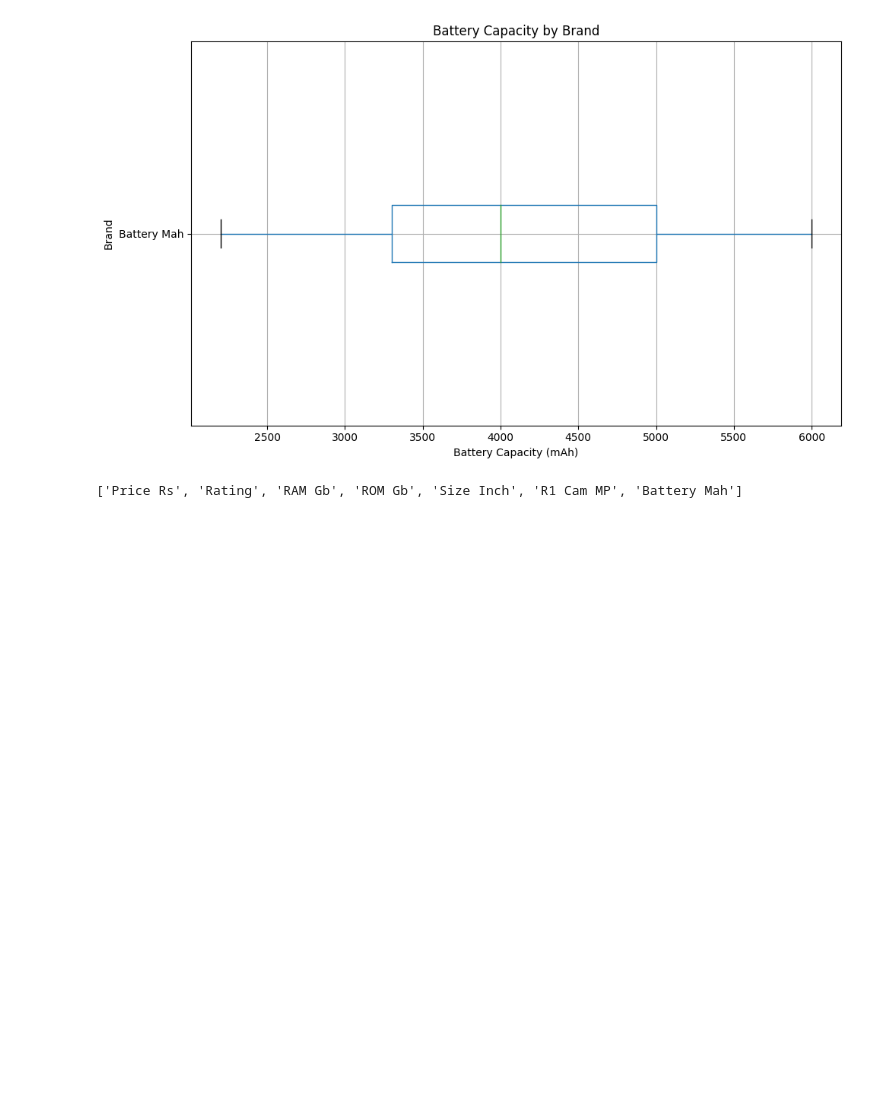
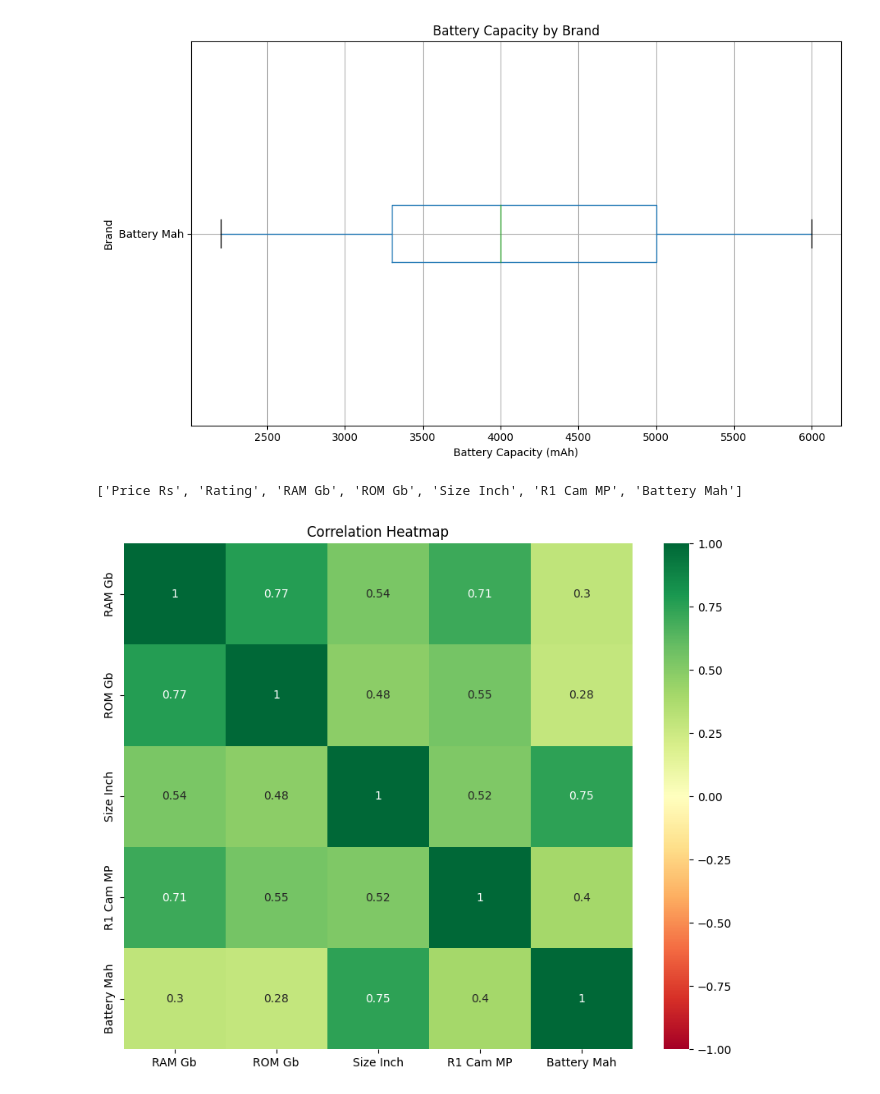
Before and after one commit to sivasriharshapulipati/Mobile-recommondation-sys, a Jupyter notebook: Mobile_Phone_Recommender.ipynb, the cells around one changed output. Drawn from its saved outputs; the diff is of its cells as text; code cells hidden in the pictures; blank space fills up the shorter version.

```diff
--- a/Mobile_Phone_Recommender.ipynb
+++ b/Mobile_Phone_Recommender.ipynb
@@ -172,6 +152,17 @@ print(features)
 #replacing the null values with null string
 for feature in features:
   df[feature] = df[feature].fillna('')
+# %%
+# Calculate the correlation matrix
+correlation_matrix = df[features].corr()
+
+# Plot the heat map
+plt.figure(figsize=(10, 8))
+sns.heatmap(correlation_matrix, annot=True, cmap='RdYlGn', vmin=-1, vmax=1)
+plt.title('Correlation Heatmap')
+plt.show()
+# %% [output]
+[figure, added]
 # %%
 # Create a column which will contain all these features
 def combineFeatures(row):
```
Also changed, not shown: parts of 18 cells of this notebook.
